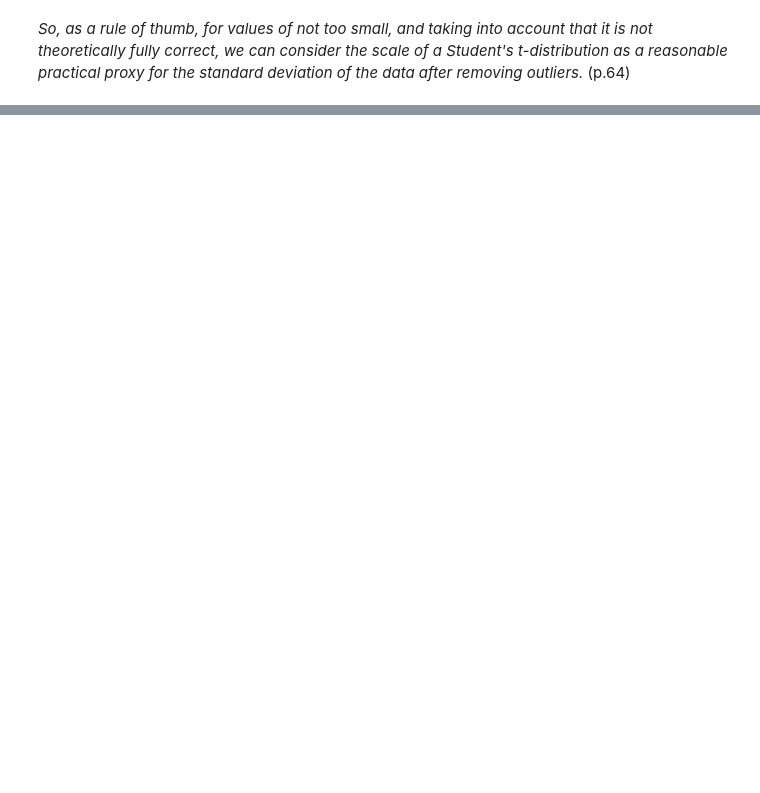
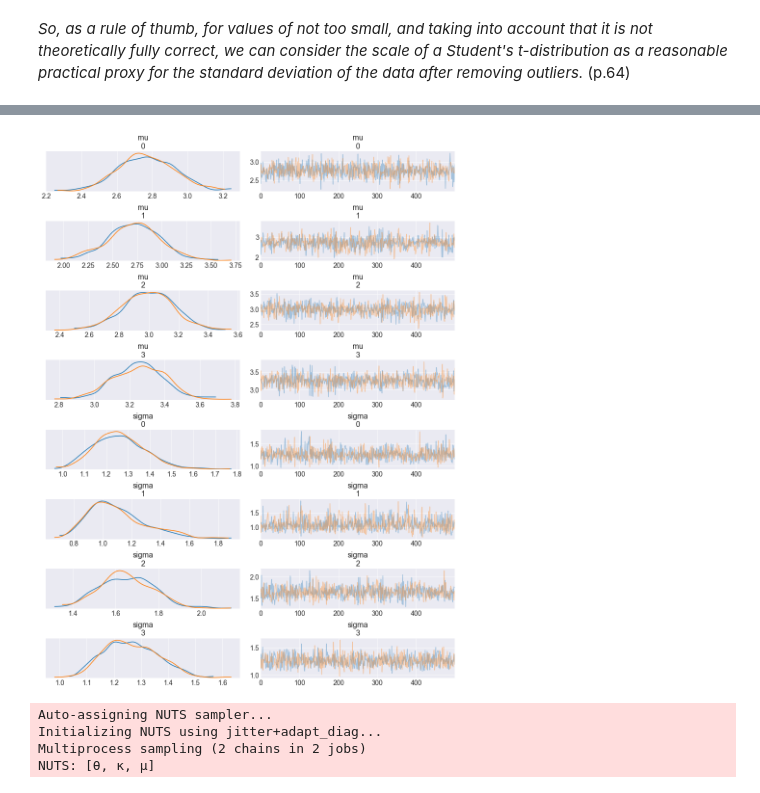
Before and after one commit to bartfrenk/courses, a Jupyter notebook: bayesian-analysis-with-python/src/chapter-2.ipynb, the cells around one changed output, grey strips where cells are left out. Saved outputs shown, nothing was run; the diff lists cells and outputs as text; code cells hidden in the pictures; blank space fills up the shorter version.

```diff
--- a/bayesian-analysis-with-python/src/chapter-2.ipynb
+++ b/bayesian-analysis-with-python/src/chapter-2.ipynb
@@ -125,0 +190,4 @@ np.mean(stats.t(loc=0, scale=1, df=10).rvs(1000000))
+# %%
+tip = tips['tip']
+idx = pd.Categorical(tips['day'], categories=['Thur', 'Fri', 'Sat', 'Sun']).codes
+groups = len(np.unique(idx))
@@ -125,0 +205,4 @@ np.mean(stats.t(loc=0, scale=1, df=10).rvs(1000000))
+# %%
+az.plot_trace(trace_cg);
+# %% [output]
+[figure, added]
@@ -125,0 +217,12 @@ np.mean(stats.t(loc=0, scale=1, df=10).rvs(1000000))
+# %%
+with pm.Model() as model_h:
+    μ = pm.Beta('μ', 1., 1.)
+    κ = pm.HalfNormal('κ', 10)
+    θ = pm.Beta('θ', alpha=μ * κ, beta=(1.0 - μ) * κ, shape=len(N_samples))
+    y = pm.Bernoulli('y', p=θ[group_idx], observed=data)
+    trace_h = pm.sample(2000)
+# %% [output]
+Auto-assigning NUTS sampler...
+Initializing NUTS using jitter+adapt_diag...
+Multiprocess sampling (2 chains in 2 jobs)
+NUTS: [θ, κ, μ]
```
Also changed, not shown: parts of 23 cells of this notebook, 1 other file.
